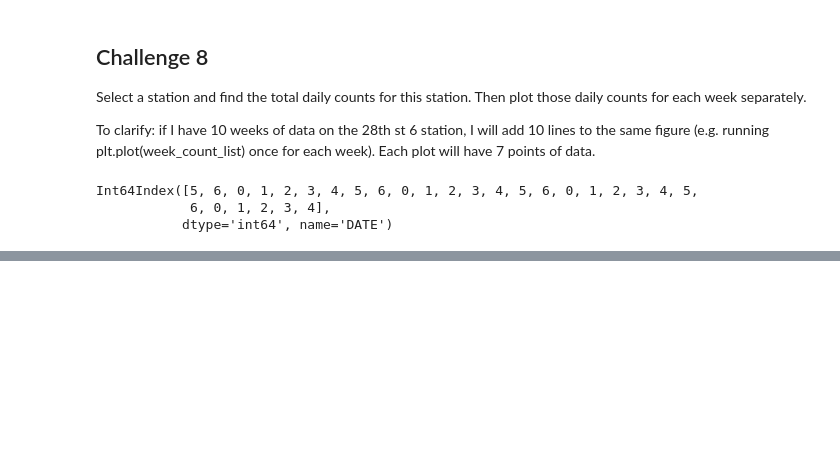
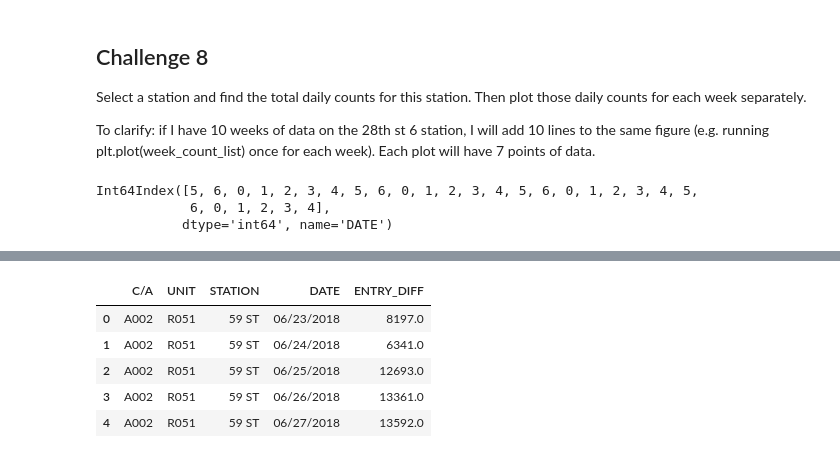
Before and after one commit to leo2506/metis-work, a Jupyter notebook: Challenge1_leo.ipynb, the cells around one changed output, grey strips where cells are left out. Saved outputs shown, nothing was run; the diff lists cells and outputs as text; code cells hidden in the pictures; blank space fills up the shorter version.

```diff
--- a/Challenge1_leo.ipynb
+++ b/Challenge1_leo.ipynb
@@ -474,0 +502,9 @@ AttributeError: 'DataFrame' object has no attribute 'station_name'
+# %%
+df_combo_1.head()
+# %% [output]
+|  | C/A | UNIT | STATION | DATE | ENTRY_DIFF |
+| 0 | A002 | R051 | 59 ST | 06/23/2018 | 8197.0 |
+| 1 | A002 | R051 | 59 ST | 06/24/2018 | 6341.0 |
+| 2 | A002 | R051 | 59 ST | 06/25/2018 | 12693.0 |
+| 3 | A002 | R051 | 59 ST | 06/26/2018 | 13361.0 |
+| 4 | A002 | R051 | 59 ST | 06/27/2018 | 13592.0 |
```
Also changed, not shown: parts of 25 cells of this notebook.
